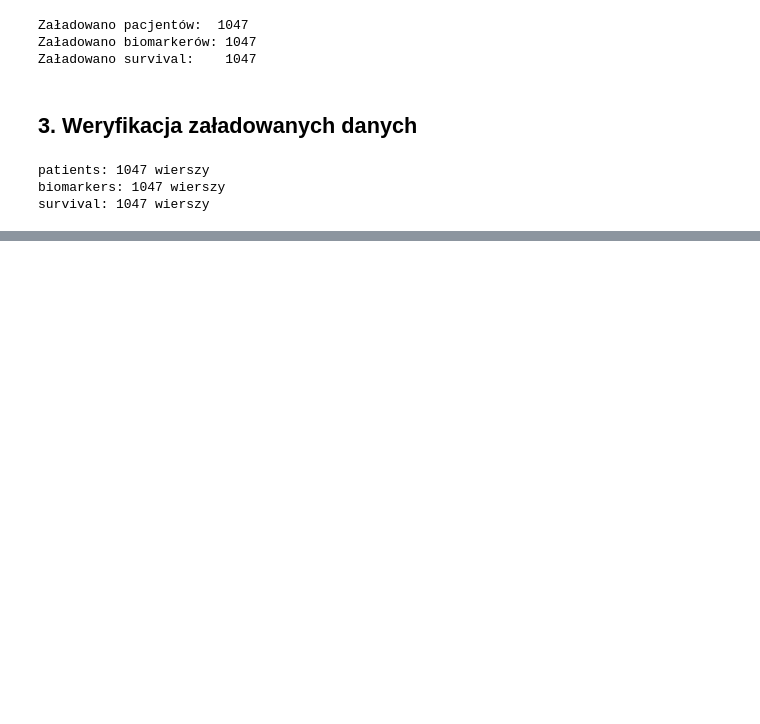
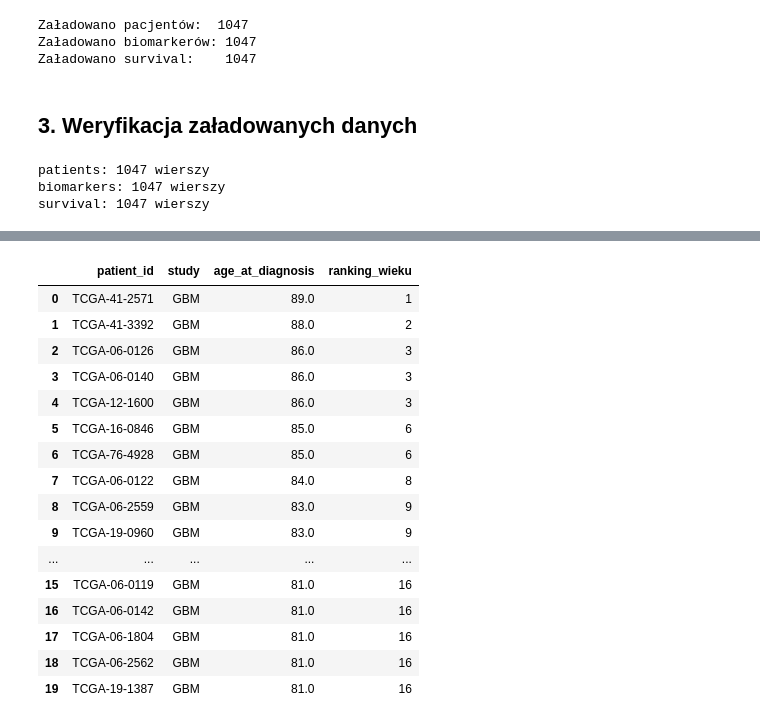
Before and after one commit to AnnaZimniewicz/tcga-glioma-survival, a Jupyter notebook: notebooks/03_sql_exploration.ipynb, the cells around one changed output, grey strips where cells are left out. Saved outputs shown, nothing was run; the diff lists cells and outputs as text; code cells hidden in the pictures; blank space fills up the shorter version.

```diff
--- a/notebooks/03_sql_exploration.ipynb
+++ b/notebooks/03_sql_exploration.ipynb
@@ -97,0 +328,28 @@ survival: 1047 wierszy
+# %%
+# 14. Ranking pacjentów wg wieku wewnątrz każdego typu guza
+query14 = """
+SELECT patient_id, study, age_at_diagnosis,
+       RANK() OVER (PARTITION BY study ORDER BY age_at_diagnosis DESC) AS ranking_wieku
+FROM patients
+ORDER BY study, ranking_wieku
+LIMIT 20;
+"""
+pd.read_sql_query(query14, conn)
+# %% [output]
+|  | patient_id | study | age_at_diagnosis | ranking_wieku |
+| 0 | TCGA-41-2571 | GBM | 89.0 | 1 |
+| 1 | TCGA-41-3392 | GBM | 88.0 | 2 |
+| 2 | TCGA-06-0126 | GBM | 86.0 | 3 |
+| 3 | TCGA-06-0140 | GBM | 86.0 | 3 |
+| 4 | TCGA-12-1600 | GBM | 86.0 | 3 |
+| 5 | TCGA-16-0846 | GBM | 85.0 | 6 |
+| 6 | TCGA-76-4928 | GBM | 85.0 | 6 |
+| 7 | TCGA-06-0122 | GBM | 84.0 | 8 |
+| 8 | TCGA-06-2559 | GBM | 83.0 | 9 |
+| 9 | TCGA-19-0960 | GBM | 83.0 | 9 |
+| ... | ... | ... | ... | ... |
+| 15 | TCGA-06-0119 | GBM | 81.0 | 16 |
+| 16 | TCGA-06-0142 | GBM | 81.0 | 16 |
+| 17 | TCGA-06-1804 | GBM | 81.0 | 16 |
+| 18 | TCGA-06-2562 | GBM | 81.0 | 16 |
+| 19 | TCGA-19-1387 | GBM | 81.0 | 16 |
```
Also changed, not shown: parts of 18 cells of this notebook, 3 other files.
